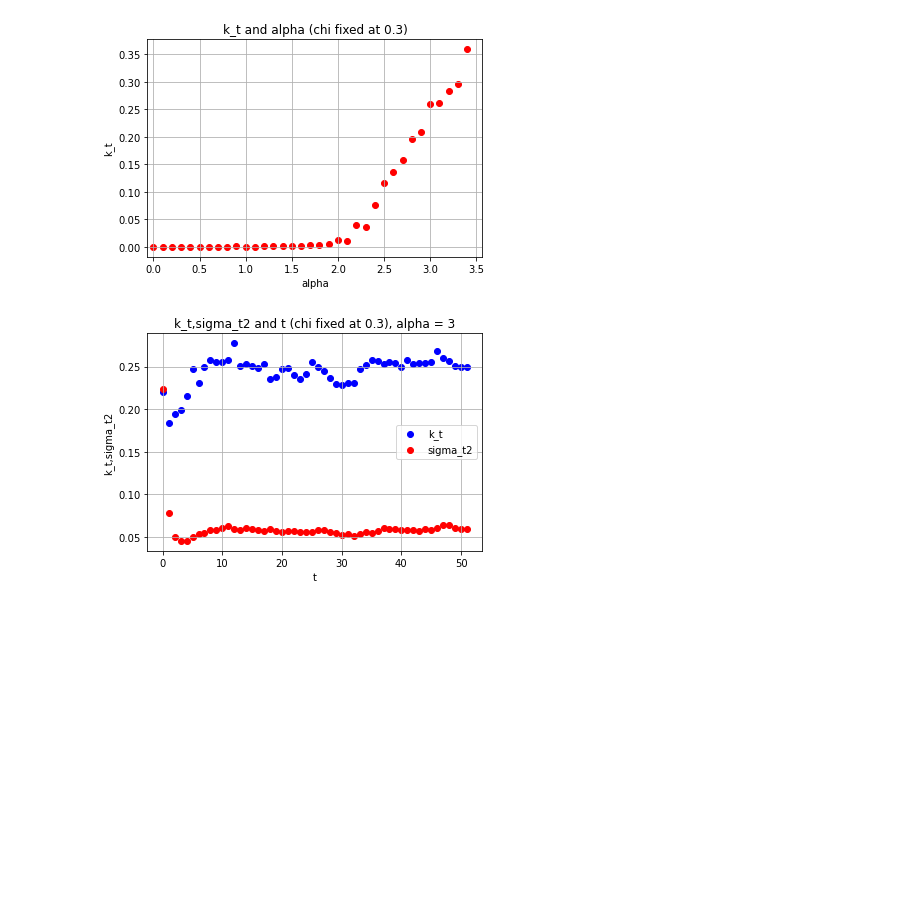
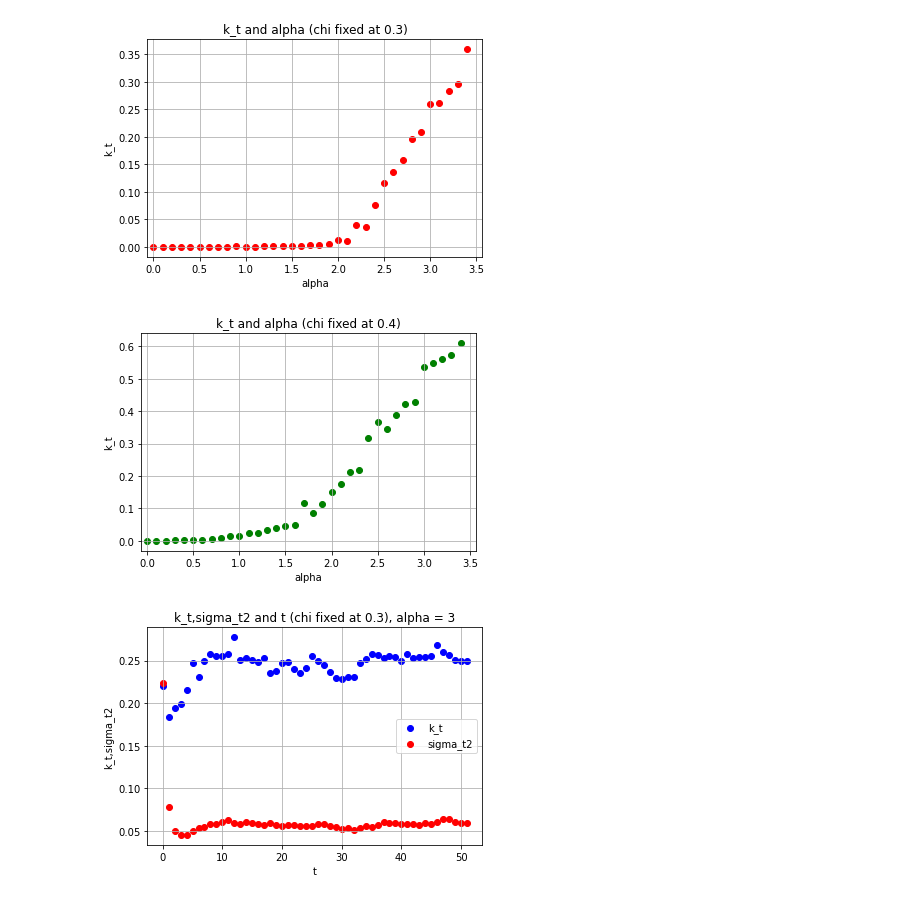
Before and after one commit to guxiaosi/Variational-Bayes, a Jupyter notebook: homework-4 (8.19).ipynb, the cells around one changed output. Saved outputs shown, nothing was run; the diff lists cells and outputs as text; code cells hidden in the pictures; blank space fills up the shorter version.

```diff
--- a/homework-4 (8.19).ipynb
+++ b/homework-4 (8.19).ipynb
@@ -60,6 +60,68 @@ plt.grid()
 plt.show()
 # %% [output]
 [figure]
+# %%
+#State Evoluation (second version fix the chi)
+import numpy as np
+import matplotlib.pyplot as plt
+from numpy import linalg as LA
+
+def y_s(p,t):#using iteration to solve y^*
+    eps = 0.001 #epsilon
+    y_st = 1 #initial y^*
+    flag =True
+    while flag:
+        y_new = np.tanh(p+np.sqrt(t)*y_st)*np.sqrt(t)
+        if LA.norm(y_new - y_st) < eps: #update until threshold met
+            flag = False
+            return y_new #return the solution
+            break
+        y_st = y_new
+
+def F(p,t): #F function
+    return y_s(p,t)/(np.sqrt(t))
+
+def T(p,t): #T function
+    return (1-F(p,t)**2)/(1-t*(1-F(p,t)**2))
+
+def k_sigma(alpha):
+    k_t = 1
+    sigma_s2 = 1
+    sigma_t2 = 10
+    #alpha = 1
+    lamb = 3
+    chi = 0.4
+    eps = 0.01
+    parameter_old = np.array([k_t,sigma_t2])
+    parameter_new = np.array([0,0])
+    iter_ = 0
+    mu = 0
+    sigma = 1
+    while LA.norm(parameter_new - parameter_old)>eps:
+        parameter_old = np.array([k_t,sigma_t2])
+        z = np.random.normal(mu,sigma,1000)
+        sum_f = 0
+        sum_f2 = 0
+        for i in range(1000):
+            sum_f +=F(k_t*sigma_s2+np.sqrt(k_t**2*sigma_s2+sigma_t2)*z[i],chi)
+            sum_f2 += F(k_t*sigma_s2+np.sqrt(k_t**2*sigma_s2+sigma_t2)*z[i],chi)**2
+        k_new = alpha*chi*sum_f/1000
+        sigma_new = alpha*chi**2*sum_f2/1000
+        parameter_new = np.array([k_new,sigma_new])
+        k_t = k_new
+        sigma_t2 = sigma_new
+        iter_+=1
+    return parameter_new
+
+for alpha in np.arange(0.0,3.5,0.1):
+    plt.scatter(alpha,k_sigma(alpha)[0],c="g")
+plt.title("k_t and alpha (chi fixed at 0.4)")
+plt.ylabel("k_t")
+plt.xlabel("alpha")
+plt.grid()
+plt.show()
+# %% [output]
+[figure, added]
 # %%
 #State Evoluation (second version fix the chi)
 import numpy as np
```
